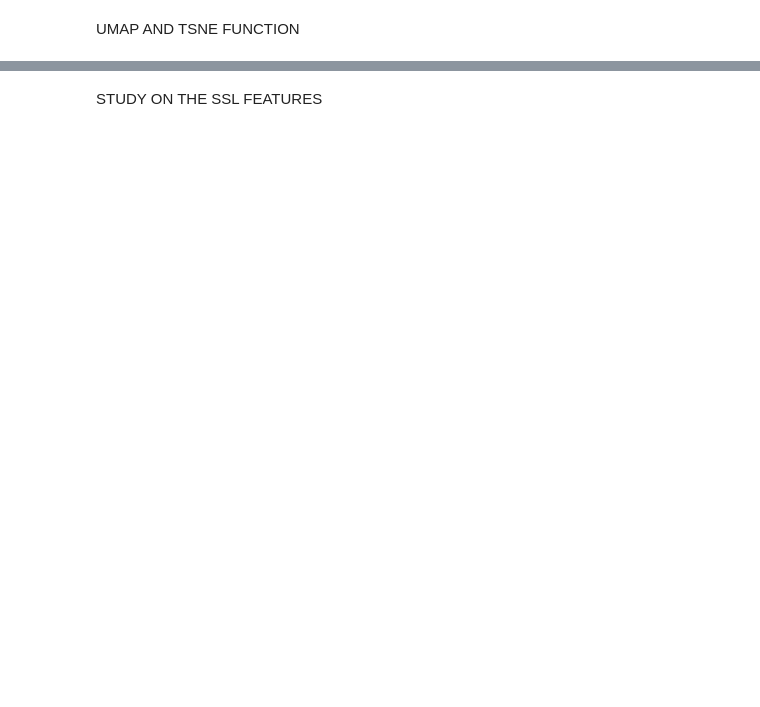
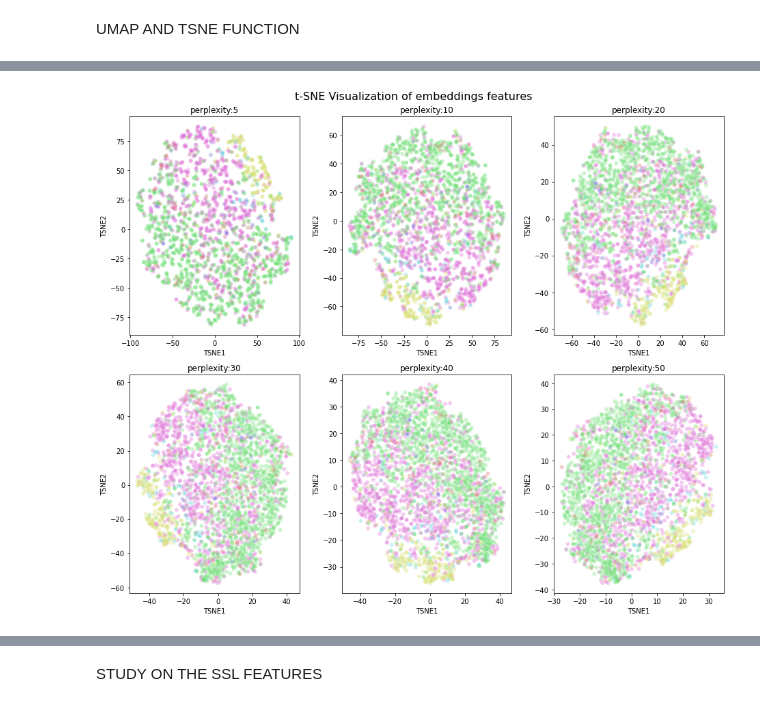
Before and after one commit to imenbenmhd/evolang_meerkats_calls_classification, a Jupyter notebook: scripts/Notebooks/plot_umap_tsne.ipynb, the cells around one changed output, grey strips where cells are left out. Drawn from its saved outputs; the diff is of its cells as text; code cells hidden in the pictures; blank space fills up the shorter version.

```diff
--- a/scripts/Notebooks/plot_umap_tsne.ipynb
+++ b/scripts/Notebooks/plot_umap_tsne.ipynb
@@ -124,20 +79 @@ def umap_apply_3Dplot(embeddings,labels, mycolors, dim=2, n=15, outname=None, sh
     if outname: plt.savefig(outname, facecolor="white")
-# %%
-def plot_tsne(embeddings,labels,perp=30,outname=None,show_legend=True):
-
-    tsne=TSNE(n_components=2,perplexity=perp)
-
-    X_embedded=tsne.fit_transform(embeddings)
-    num_classes=len(np.unique(labels))
-    sns.scatterplot(
-    x=X_embedded[:,0],
-    y= X_embedded[:,1],
-    hue=labels,
-    palette=sns.color_palette("hls", num_classes),
-    legend="full",
-    alpha=0.3
-)
-    plt.show()
-
-
-    if outname: plt.savefig(outname,facecolor="white")
@@ -144,9 +130,5 @@ def plot_tsne(embeddings,labels,perp=30,outname=None,show_legend=True):
 # %%
-features=pd.read_csv(config.FEATURES_DIR + "lastlayermara.csv",header=None,index_col=0) # which features set to plot
+features=pd.read_csv(config.FEATURES_DIR + "lastlayerisabel.csv",header=None,index_col=0) # which features set to plot, change everytime
+
 embeddings=features.iloc[:,:-1].to_numpy()
 labels=features.iloc[:,-1].to_numpy()
-# %%
-perplexity=np.arange(5,50,5)
-for i in perplexity:
-
-    plot_tsne(embeddings=embeddings,labels=labels,perp=i)
@@ -155,4 +134,0 @@ neighbors=[5,15,50,70,100]
-# %%
-for i in neighbors:
-
-    umap_apply_3Dplot(embeddings,labels, distinct_colors_22, dim=3, n=i, outname=None, showlegend=True)
@@ -164,0 +135,16 @@ for i in neighbors:
+# %%
+fig,axes=plt.subplots(2,3,figsize=(13,11))
+perplexity=[5,10,20,30,40,50]
+for i, ax in enumerate(axes.flat):
+    perplexity_value=perplexity[i]
+    plot_tsne(embeddings=embeddings,labels=labels,perp=perplexity_value,ax=ax)
+    ax.set_title("perplexity:{}".format(perplexity_value))
+
+fig.suptitle("t-SNE Visualization of embeddings features", fontsize=16)
+fig.tight_layout()
+
+plt.savefig("Tsne_isabel_lastlayer.png",facecolor="white")
+
+plt.show()
+# %% [output]
+[figure, added]
```
Also changed, not shown: parts of 6 cells of this notebook, 42 other files.
